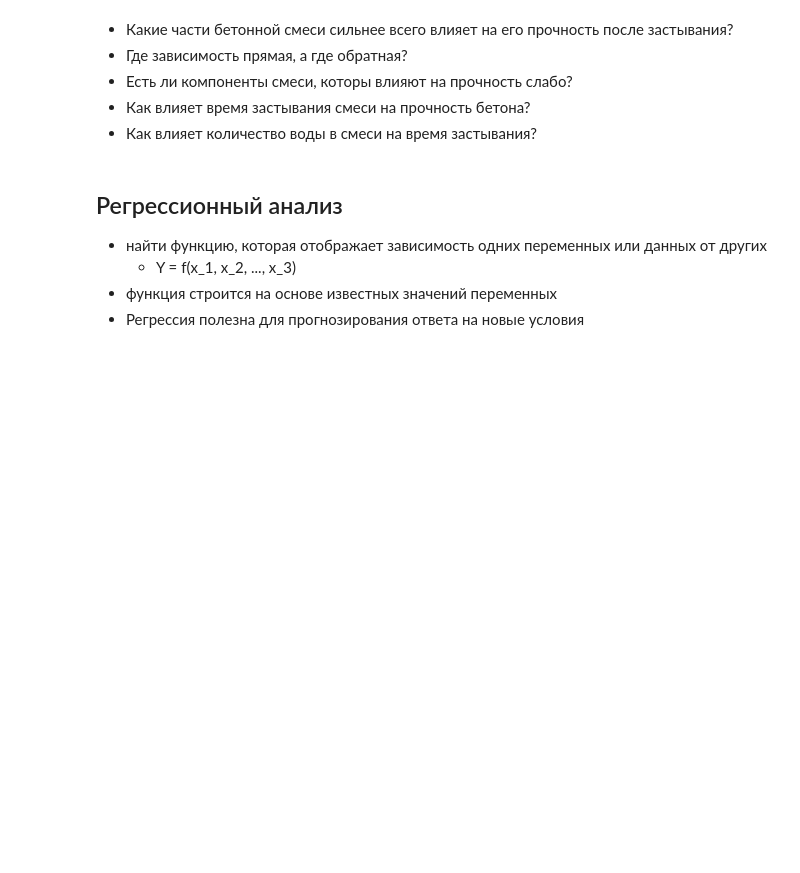
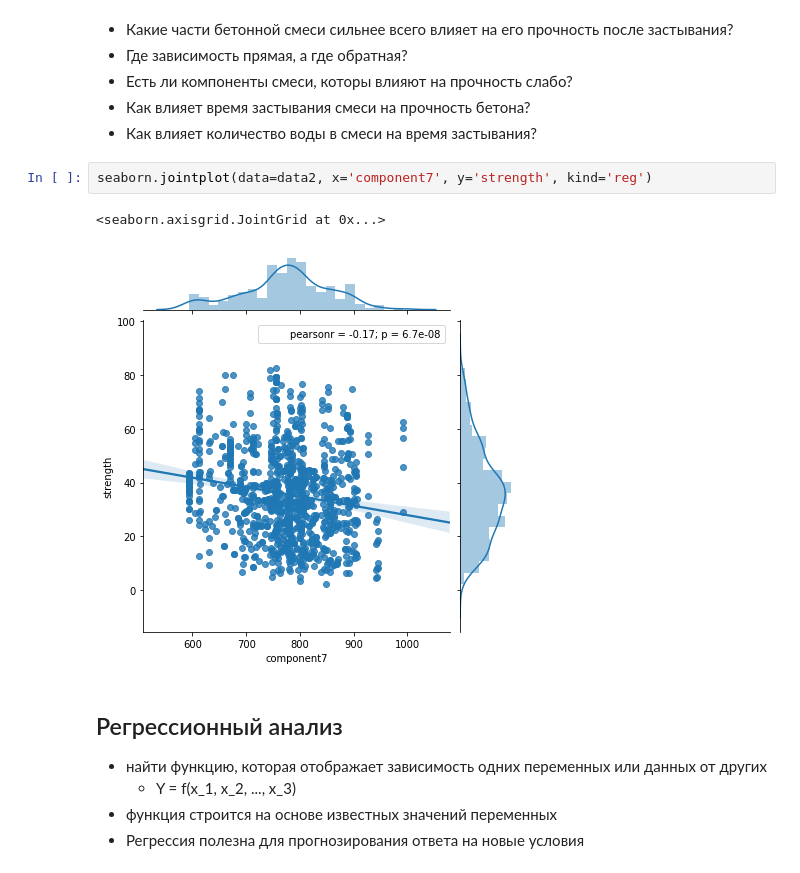
Before and after one commit to VetrovSV/AppMathST, a Jupyter notebook: examples/correlation/correlation.ipynb, the cells around one changed output. Saved outputs shown, nothing was run; the diff lists cells and outputs as text; blank space fills up the shorter version.

```diff
--- a/examples/correlation/correlation.ipynb
+++ b/examples/correlation/correlation.ipynb
@@ -299,6 +329,11 @@ seaborn.heatmap( data2.corr(), cmap='coolwarm', annot = True )
 - Есть ли компоненты смеси, которы влияют на прочность слабо?
 - Как влияет время застывания смеси на прочность бетона?
 - Как влияет количество воды в смеси на время застывания?
+# %%
+seaborn.jointplot(data=data2, x='component7', y='strength', kind='reg')
+# %% [output]
+<seaborn.axisgrid.JointGrid at 0x...>
+[figure, added]
 # %% [markdown]
 ## Регрессионный анализ
 - найти функцию, которая отображает зависимость одних переменных или данных от других
```
Also changed, not shown: parts of 5 cells of this notebook, 2 other files.
